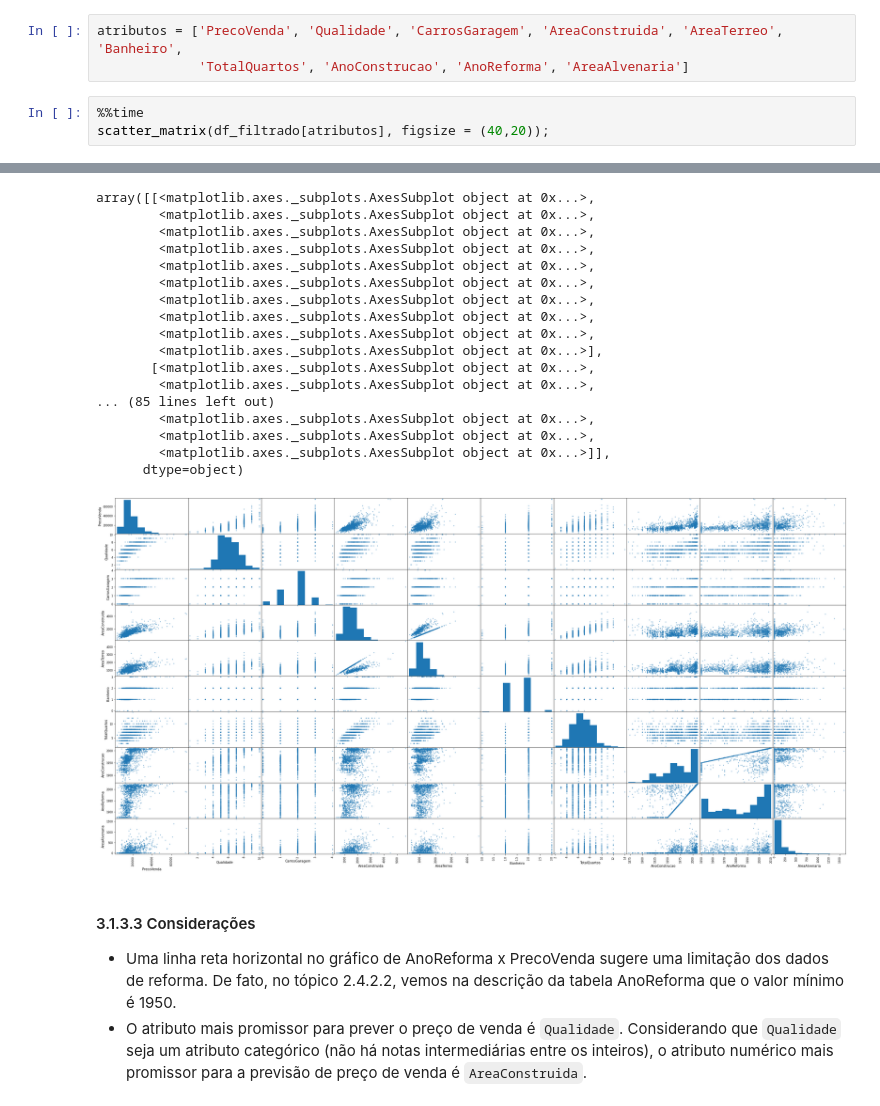
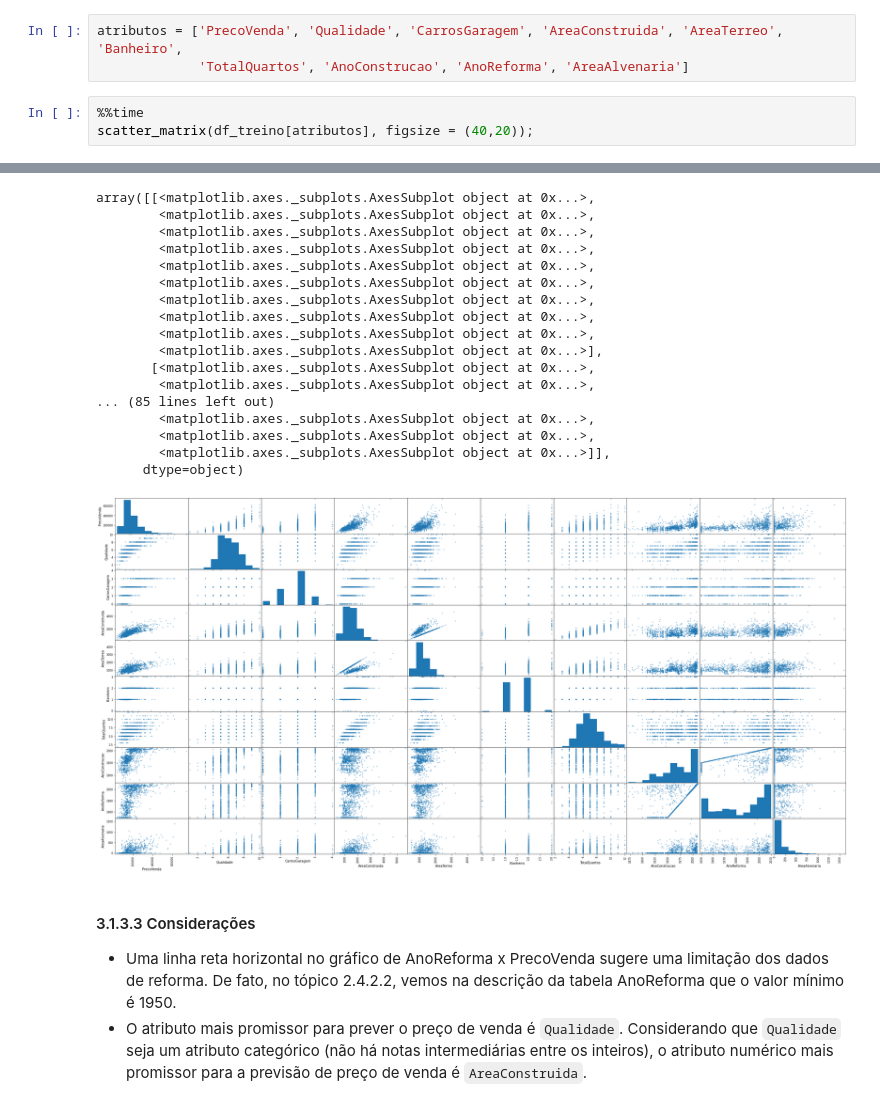
Before and after one commit to casjunior93/Desafio-Regressao---Tera, a Jupyter notebook: Desafio_Regressão_Tera_Refeito.ipynb, the cells around one changed output, grey strips where cells are left out. Saved outputs shown, nothing was run; the diff lists cells and outputs as text.

Commit message:
Usando o dataset de treino

```diff
--- a/Desafio_Regressão_Tera_Refeito.ipynb
+++ b/Desafio_Regressão_Tera_Refeito.ipynb
@@ -368,5 +368,5 @@ atributos = ['PrecoVenda', 'Qualidade', 'CarrosGaragem', 'AreaConstruida', 'Area
              'TotalQuartos', 'AnoConstrucao', 'AnoReforma', 'AreaAlvenaria']
 # %%
 %%time
-scatter_matrix(df_filtrado[atributos], figsize = (40,20));
+scatter_matrix(df_treino[atributos], figsize = (40,20));
 # %% [output]
@@ -375,21 +375,21 @@ Wall time: 3.19 s
 array([[<matplotlib.axes._subplots.AxesSubplot object at 0x...>,
         <matplotlib.axes._subplots.AxesSubplot object at 0x...>,
         <matplotlib.axes._subplots.AxesSubplot object at 0x...>,
         <matplotlib.axes._subplots.AxesSubplot object at 0x...>,
         <matplotlib.axes._subplots.AxesSubplot object at 0x...>,
         <matplotlib.axes._subplots.AxesSubplot object at 0x...>,
         <matplotlib.axes._subplots.AxesSubplot object at 0x...>,
         <matplotlib.axes._subplots.AxesSubplot object at 0x...>,
         <matplotlib.axes._subplots.AxesSubplot object at 0x...>,
         <matplotlib.axes._subplots.AxesSubplot object at 0x...>],
        [<matplotlib.axes._subplots.AxesSubplot object at 0x...>,
         <matplotlib.axes._subplots.AxesSubplot object at 0x...>,
 ... (85 lines left out)
         <matplotlib.axes._subplots.AxesSubplot object at 0x...>,
         <matplotlib.axes._subplots.AxesSubplot object at 0x...>,
         <matplotlib.axes._subplots.AxesSubplot object at 0x...>]],
       dtype=object)
-[figure, old version]
+[figure, new version]
 # %% [markdown]
 #### 3.1.3.3 Considerações
 
```
Also changed, not shown: parts of 20 cells of this notebook.
